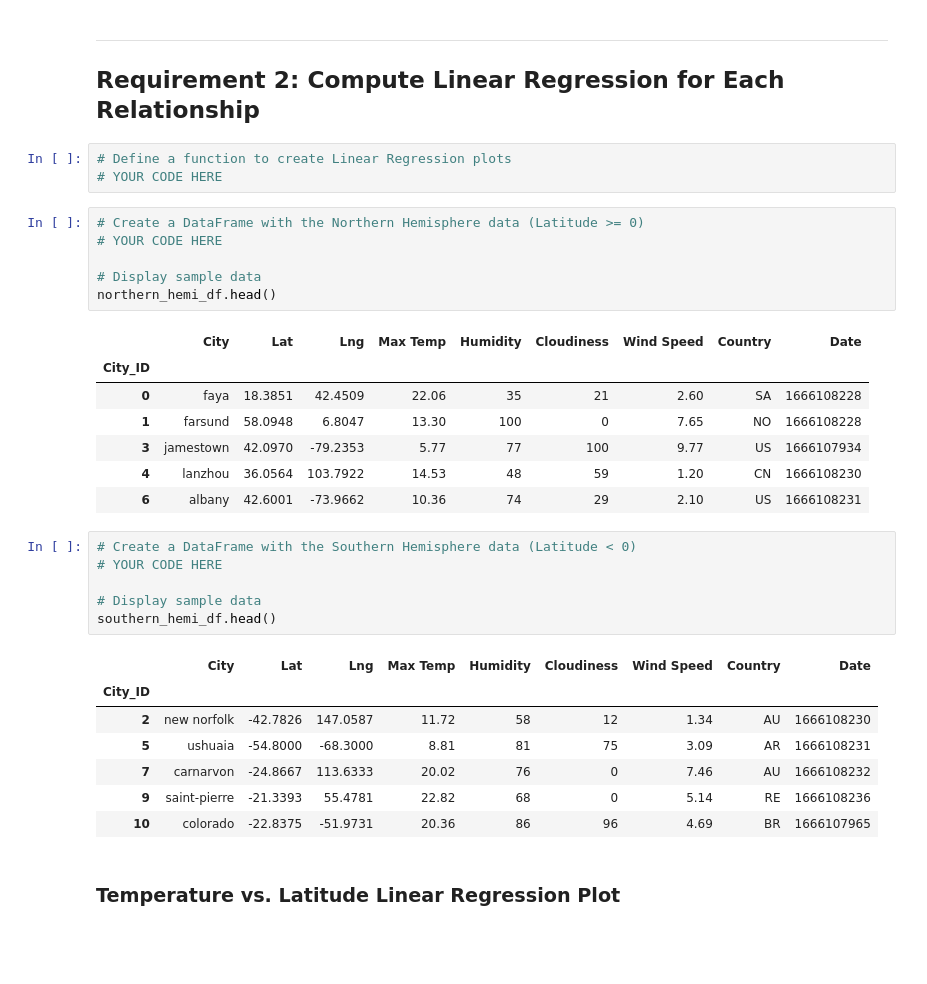
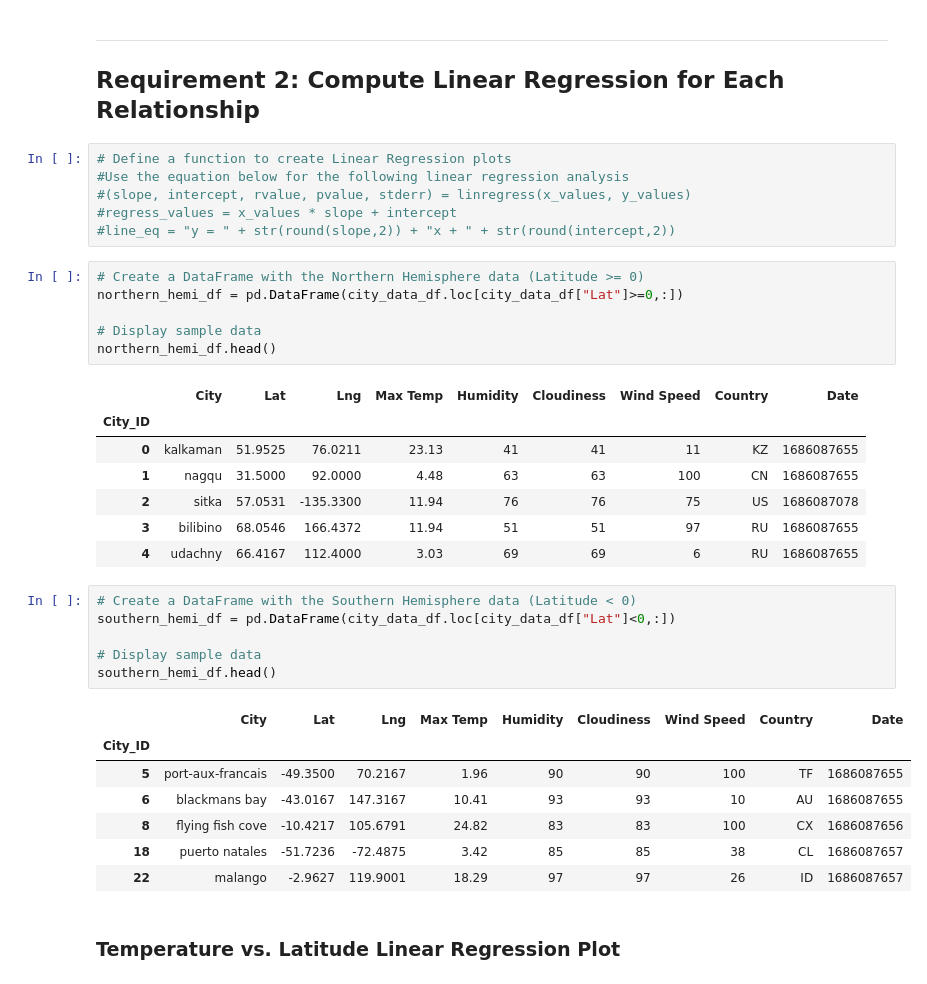
Before and after one commit to jnliou/python-api-challenge, a Jupyter notebook: WeatherPy.ipynb, the cells around one changed output. Drawn from its saved outputs; the diff is of its cells as text; blank space fills up the shorter version.

```diff
--- a/WeatherPy.ipynb
+++ b/WeatherPy.ipynb
@@ -253,36 +292,39 @@ plt.show()
 ---
 
 ## Requirement 2: Compute Linear Regression for Each Relationship
-# %%
-# Define a function to create Linear Regression plots
-# YOUR CODE HERE
+# %%
+# Define a function to create Linear Regression plots
+#Use the equation below for the following linear regression analysis
+#(slope, intercept, rvalue, pvalue, stderr) = linregress(x_values, y_values)
+#regress_values = x_values * slope + intercept
+#line_eq = "y = " + str(round(slope,2)) + "x + " + str(round(intercept,2))
 # %%
 # Create a DataFrame with the Northern Hemisphere data (Latitude >= 0)
-# YOUR CODE HERE
+northern_hemi_df = pd.DataFrame(city_data_df.loc[city_data_df["Lat"]>=0,:])
 
 # Display sample data
 northern_hemi_df.head()
 # %% [output]
 |  | City | Lat | Lng | Max Temp | Humidity | Cloudiness | Wind Speed | Country | Date |
 | City_ID |  |  |  |  |  |  |  |  |  |
-| 0 | faya | 18.3851 | 42.4509 | 22.06 | 35 | 21 | 2.60 | SA | 1666108228 |
-| 1 | farsund | 58.0948 | 6.8047 | 13.30 | 100 | 0 | 7.65 | NO | 1666108228 |
-| 3 | jamestown | 42.0970 | -79.2353 | 5.77 | 77 | 100 | 9.77 | US | 1666107934 |
-| 4 | lanzhou | 36.0564 | 103.7922 | 14.53 | 48 | 59 | 1.20 | CN | 1666108230 |
-| 6 | albany | 42.6001 | -73.9662 | 10.36 | 74 | 29 | 2.10 | US | 1666108231 |
+| 0 | kalkaman | 51.9525 | 76.0211 | 23.13 | 41 | 41 | 11 | KZ | 1686087655 |
+| 1 | nagqu | 31.5000 | 92.0000 | 4.48 | 63 | 63 | 100 | CN | 1686087655 |
+| 2 | sitka | 57.0531 | -135.3300 | 11.94 | 76 | 76 | 75 | US | 1686087078 |
+| 3 | bilibino | 68.0546 | 166.4372 | 11.94 | 51 | 51 | 97 | RU | 1686087655 |
+| 4 | udachny | 66.4167 | 112.4000 | 3.03 | 69 | 69 | 6 | RU | 1686087655 |
 # %%
 # Create a DataFrame with the Southern Hemisphere data (Latitude < 0)
-# YOUR CODE HERE
+southern_hemi_df = pd.DataFrame(city_data_df.loc[city_data_df["Lat"]<0,:])
 
 # Display sample data
 southern_hemi_df.head()
 # %% [output]
 |  | City | Lat | Lng | Max Temp | Humidity | Cloudiness | Wind Speed | Country | Date |
 | City_ID |  |  |  |  |  |  |  |  |  |
-| 2 | new norfolk | -42.7826 | 147.0587 | 11.72 | 58 | 12 | 1.34 | AU | 1666108230 |
-| 5 | ushuaia | -54.8000 | -68.3000 | 8.81 | 81 | 75 | 3.09 | AR | 1666108231 |
-| 7 | carnarvon | -24.8667 | 113.6333 | 20.02 | 76 | 0 | 7.46 | AU | 1666108232 |
-| 9 | saint-pierre | -21.3393 | 55.4781 | 22.82 | 68 | 0 | 5.14 | RE | 1666108236 |
-| 10 | colorado | -22.8375 | -51.9731 | 20.36 | 86 | 96 | 4.69 | BR | 1666107965 |
+| 5 | port-aux-francais | -49.3500 | 70.2167 | 1.96 | 90 | 90 | 100 | TF | 1686087655 |
+| 6 | blackmans bay | -43.0167 | 147.3167 | 10.41 | 93 | 93 | 10 | AU | 1686087655 |
+| 8 | flying fish cove | -10.4217 | 105.6791 | 24.82 | 83 | 83 | 100 | CX | 1686087656 |
+| 18 | puerto natales | -51.7236 | -72.4875 | 3.42 | 85 | 85 | 38 | CL | 1686087657 |
+| 22 | malango | -2.9627 | 119.9001 | 18.29 | 97 | 97 | 26 | ID | 1686087657 |
 # %% [markdown]
 ###  Temperature vs. Latitude Linear Regression Plot
```
Also changed, not shown: parts of 35 cells of this notebook, 8 other files.
